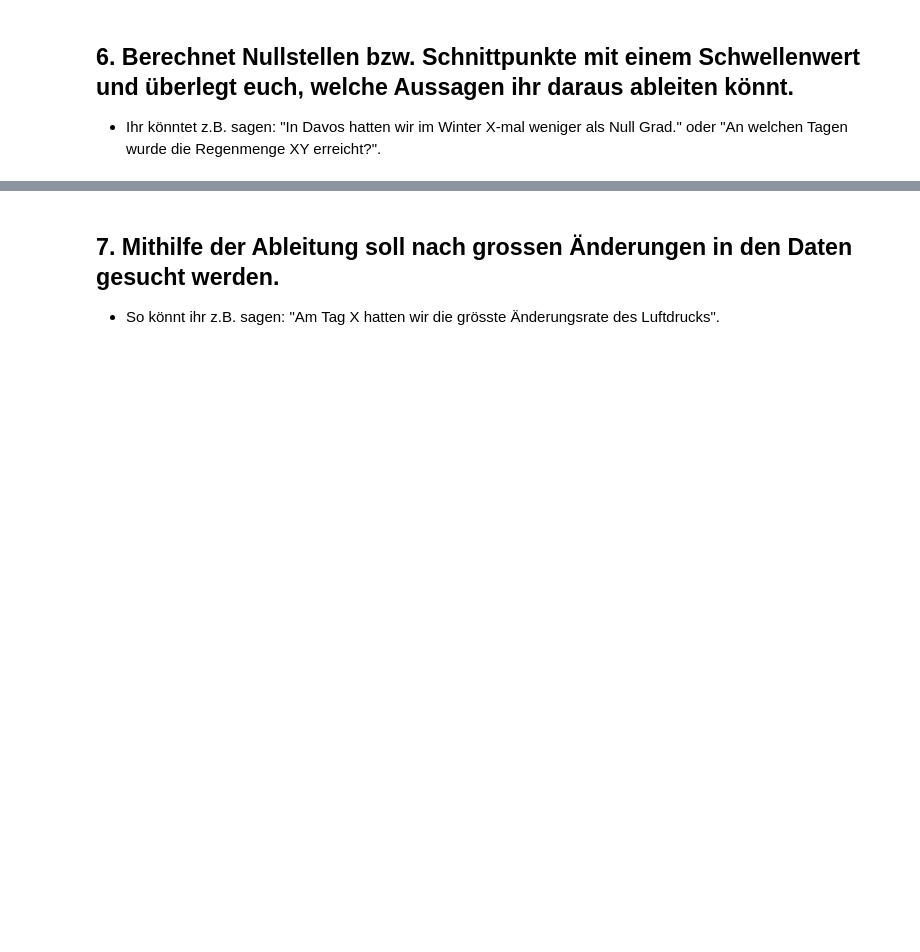
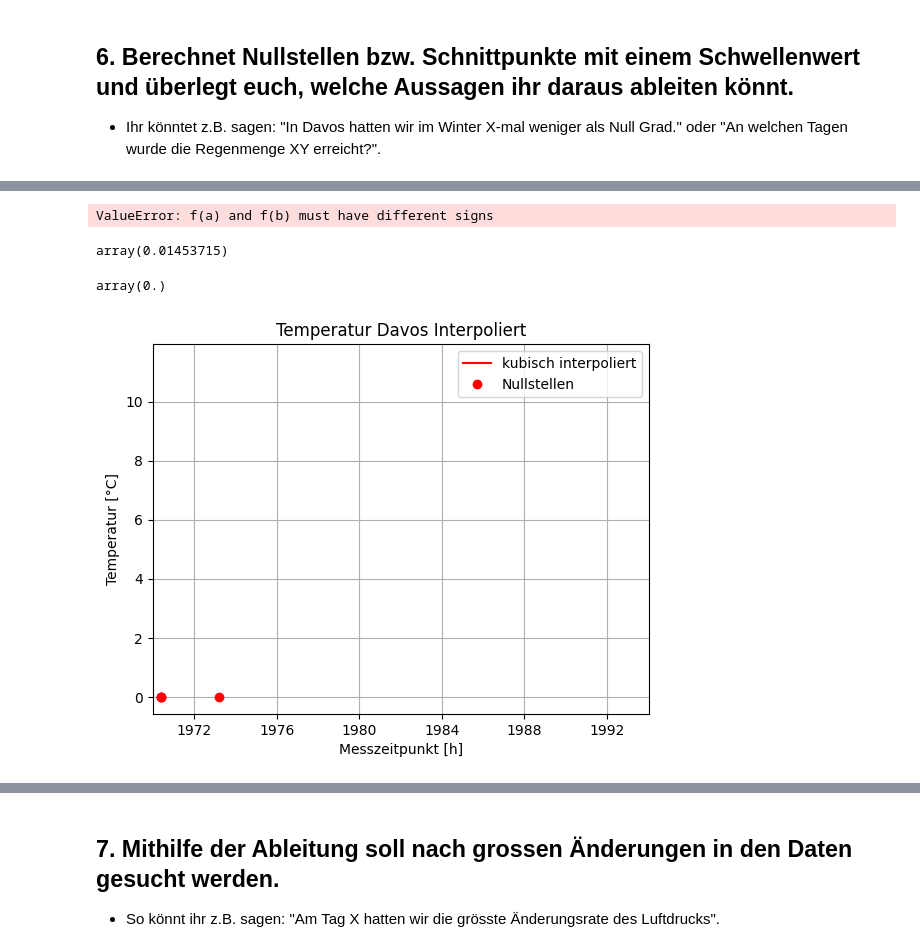
Before and after one commit to Kevin-J-Klein/NGDS-Gruppe-G, a Jupyter notebook: WetterstationGruppeG-Kevin.ipynb, the cells around one changed output, grey strips where cells are left out. Saved outputs shown, nothing was run; the diff lists cells and outputs as text; code cells hidden in the pictures; blank space fills up the shorter version.

```diff
--- a/WetterstationGruppeG-Kevin.ipynb
+++ b/WetterstationGruppeG-Kevin.ipynb
@@ -256,0 +334,33 @@ print(zero1)
+# %%
+start_wert = 393.1/2
+end_wert = 396/2
+
+zero2 = optimize.bisect(f_cubic_temp, start_wert, end_wert)
+
+zero2
+# %% [output]
+ValueError: f(a) and f(b) must have different signs
+# %%
+f_cubic_temp(7311/2)
+# %% [output]
+array(0.01453715)
+# %%
+f_cubic_temp(1162)
+temp_inter_cubic[1162]
+temp_inter_cubic[2*1162]
+f_cubic_temp(392/2)
+# %% [output]
+array(0.)
+# %%
+#plt.plot(t_inter, T_inter, label="interpoliert")
+plt.plot(time_datetime_inter[0:max_demo], temp_inter_cubic[0:max_demo], 'r-', label='kubisch interpoliert')
+plt.plot([zero1, zero, zero1, zero1], [0, 0, 0, 0], "or", label="Nullstellen")
+plt.xlabel("Messzeitpunkt [h]")
+plt.ylabel("Temperatur [°C]")
+plt.title("Temperatur Davos Interpoliert")
+plt.xlim(time_diff.min(), time_diff.max())
+plt.grid()
+plt.legend()
+plt.show()
+# %% [output]
+[figure, added]
```
Also changed, not shown: parts of 12 cells of this notebook.
